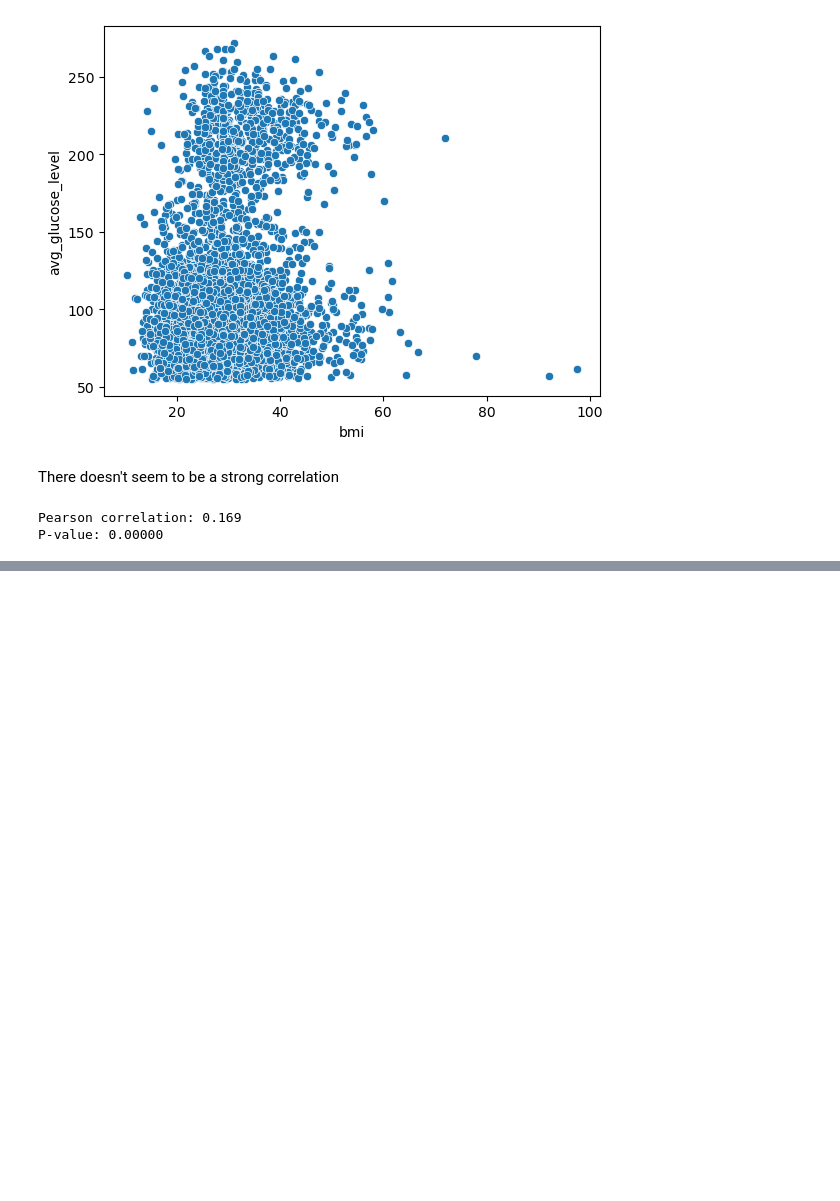
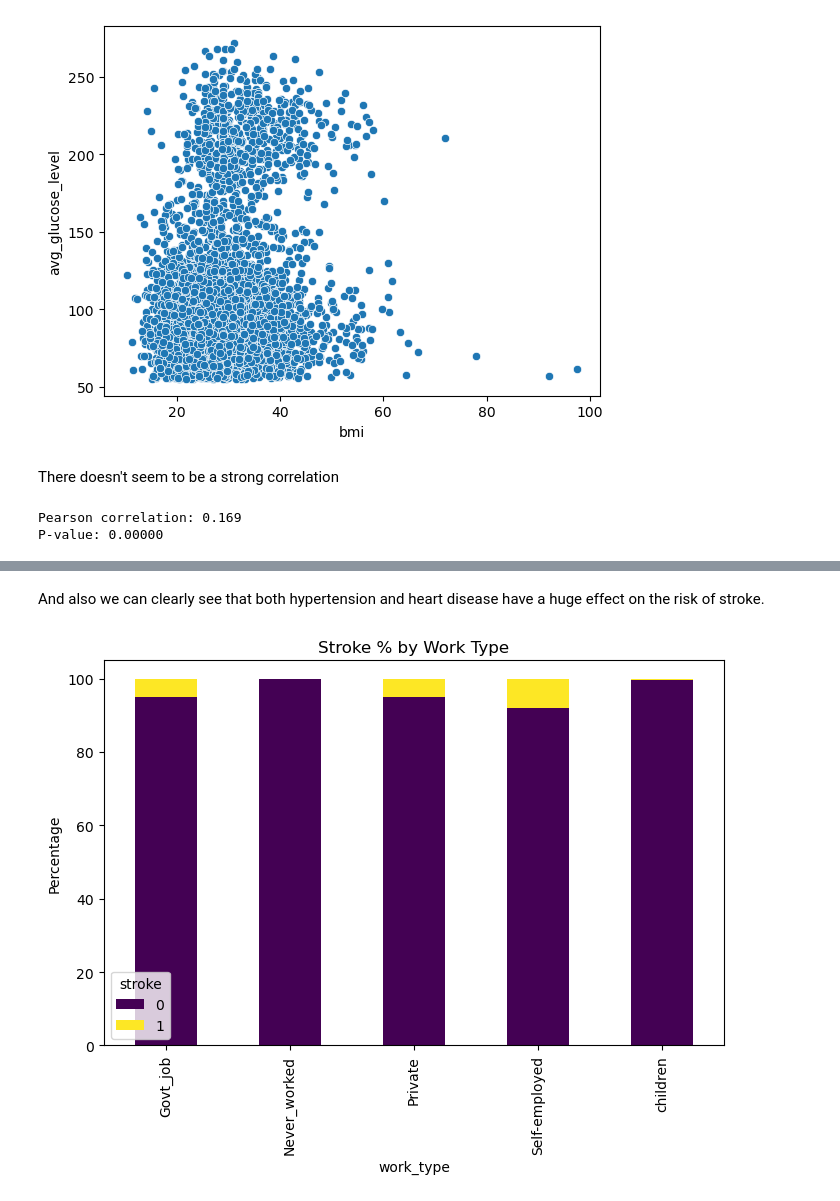
Before and after one commit to AntekBall/DataMiningProjekt, a Jupyter notebook: Preprocessing_and_EDA.ipynb, the cells around one changed output, grey strips where cells are left out. Drawn from its saved outputs; the diff is of its cells as text; code cells hidden in the pictures; blank space fills up the shorter version.

```diff
--- a/Preprocessing_and_EDA.ipynb
+++ b/Preprocessing_and_EDA.ipynb
@@ -201,0 +281,10 @@ plt.show()
+# %% [markdown]
+And also we can clearly see that both hypertension and heart disease have a huge effect on the risk of stroke.
+# %%
+stroke_pct_work = df.groupby('work_type')['stroke'].value_counts(normalize=True).unstack() * 100
+stroke_pct_work.plot(kind='bar', stacked=True, colormap='viridis', figsize=(8,5))
+plt.title('Stroke % by Work Type')
+plt.ylabel('Percentage')
+plt.show()
+# %% [output]
+[figure, added]
```
Also changed, not shown: parts of 23 cells of this notebook, 1 other file.
